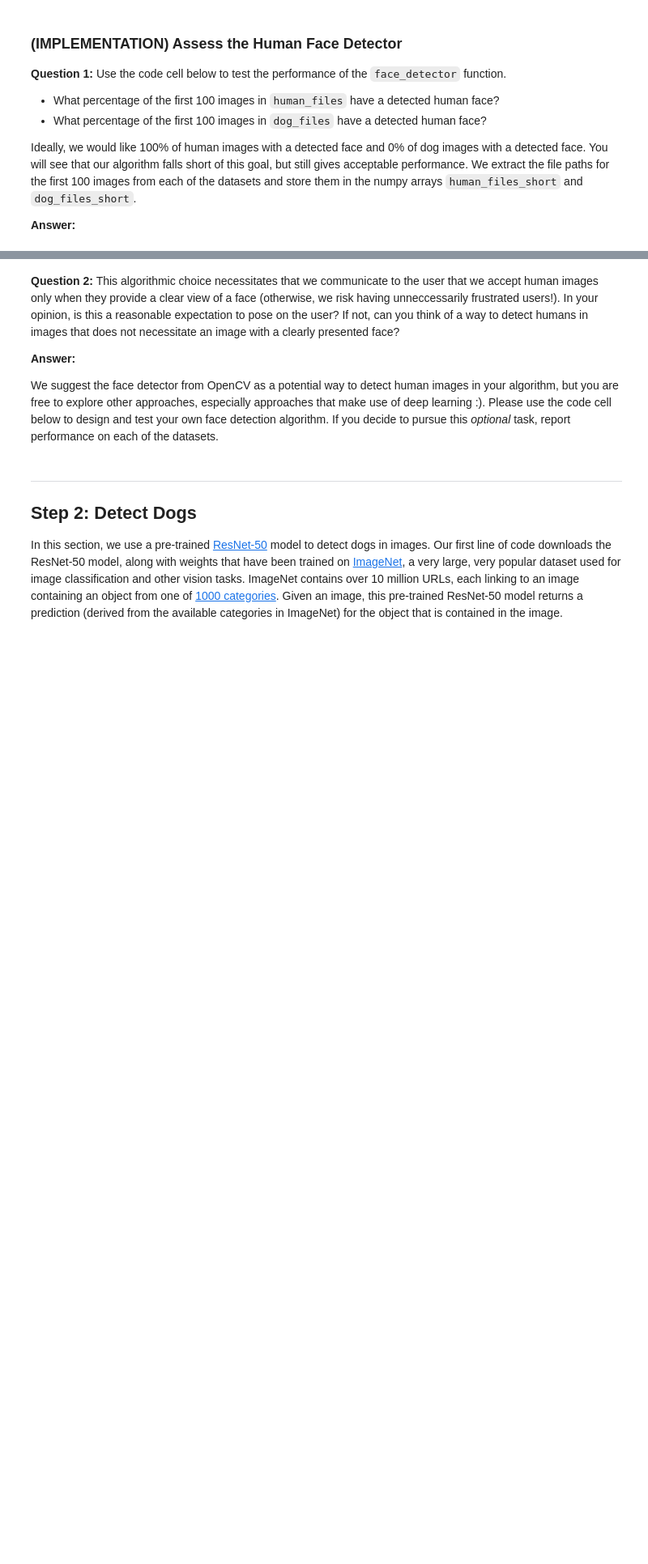
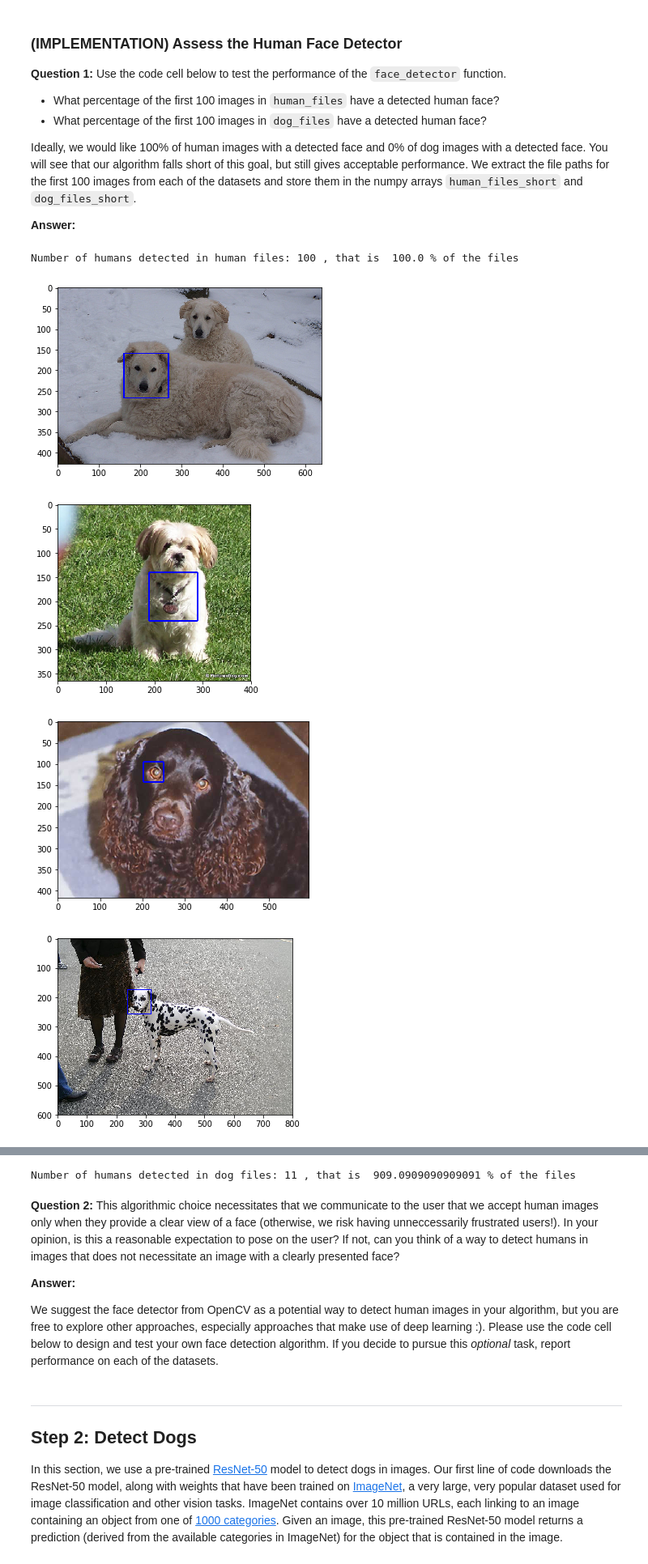
Before and after one commit to user235p/dog_app, a Jupyter notebook: dog_app.ipynb, the cells around one changed output, grey strips where cells are left out. Shown at 81% size. Drawn from its saved outputs; the diff is of its cells as text; code cells hidden in the pictures; blank space fills up the shorter version.

```diff
--- a/dog_app.ipynb
+++ b/dog_app.ipynb
@@ -163,6 +163,24 @@ def face_detector(img_path):
     gray = cv2.cvtColor(img, cv2.COLOR_BGR2GRAY)
     faces = face_cascade.detectMultiScale(gray)
     return len(faces) > 0
+# %%
+def show_face(img_path):
+    img = cv2.imread(img_path)
+    gray = cv2.cvtColor(img, cv2.COLOR_BGR2GRAY)
+    faces = face_cascade.detectMultiScale(gray)
+    if len(faces) > 0:
+        # get bounding box for each detected face
+        for (x,y,w,h) in faces:
+            # add bounding box to color image
+            cv2.rectangle(img,(x,y),(x+w,y+h),(255,0,0),2)
+
+        # convert BGR image to RGB for plotting
+        cv_rgb = cv2.cvtColor(img, cv2.COLOR_BGR2RGB)
+
+        # display the image, along with bounding box
+        plt.imshow(cv_rgb)
+        plt.show()
+    return
 # %% [markdown]
 ### (IMPLEMENTATION) Assess the Human Face Detector
 
@@ -176,7 +194,30 @@ __Answer:__
 # %%
 human_files_short = human_files[:100]
 dog_files_short = train_files[:100]
 # Do NOT modify the code above this line.
 
 ## TODO: Test the performance of the face_detector algorithm
 ## on the images in human_files_short and dog_files_short.
+
+human_detected_count = 0
+for human in human_files_short:
+    #print(human)
+    if face_detector(human) == True:
+        human_detected_count += 1
+
+print('Number of humans detected in human files:',human_detected_count, ', that is ', human_detected_count, '% of the files')
+
+human_detected_count = 0
+for human in dog_files_short:
+    #print(human)
+    if face_detector(human) == True:
+        human_detected_count += 1
+        show_face(human)
+
+print('Number of humans detected in dog files:',human_detected_count, ', that is ', human_detected_count, '% of the files')
+# %% [output]
+Number of humans detected in human files: 100 , that is  100.0 % of the files
+[figure, added]
+[figure, added]
+[figure, added]
+[figure, added]
@@ -183,3 +231,4 @@ dog_files_short = train_files[:100]
+Number of humans detected in dog files: 11 , that is  909.0909090909091 % of the files
 # %% [markdown]
 __Question 2:__ This algorithmic choice necessitates that we communicate to the user that we accept human images only when they provide a clear view of a face (otherwise, we risk having unneccessarily frustrated users!). In your opinion, is this a reasonable expectation to pose on the user? If not, can you think of a way to detect humans in images that does not necessitate an image with a clearly presented face?
 
```
Also changed, not shown: parts of 31 cells of this notebook, 3 other files.
